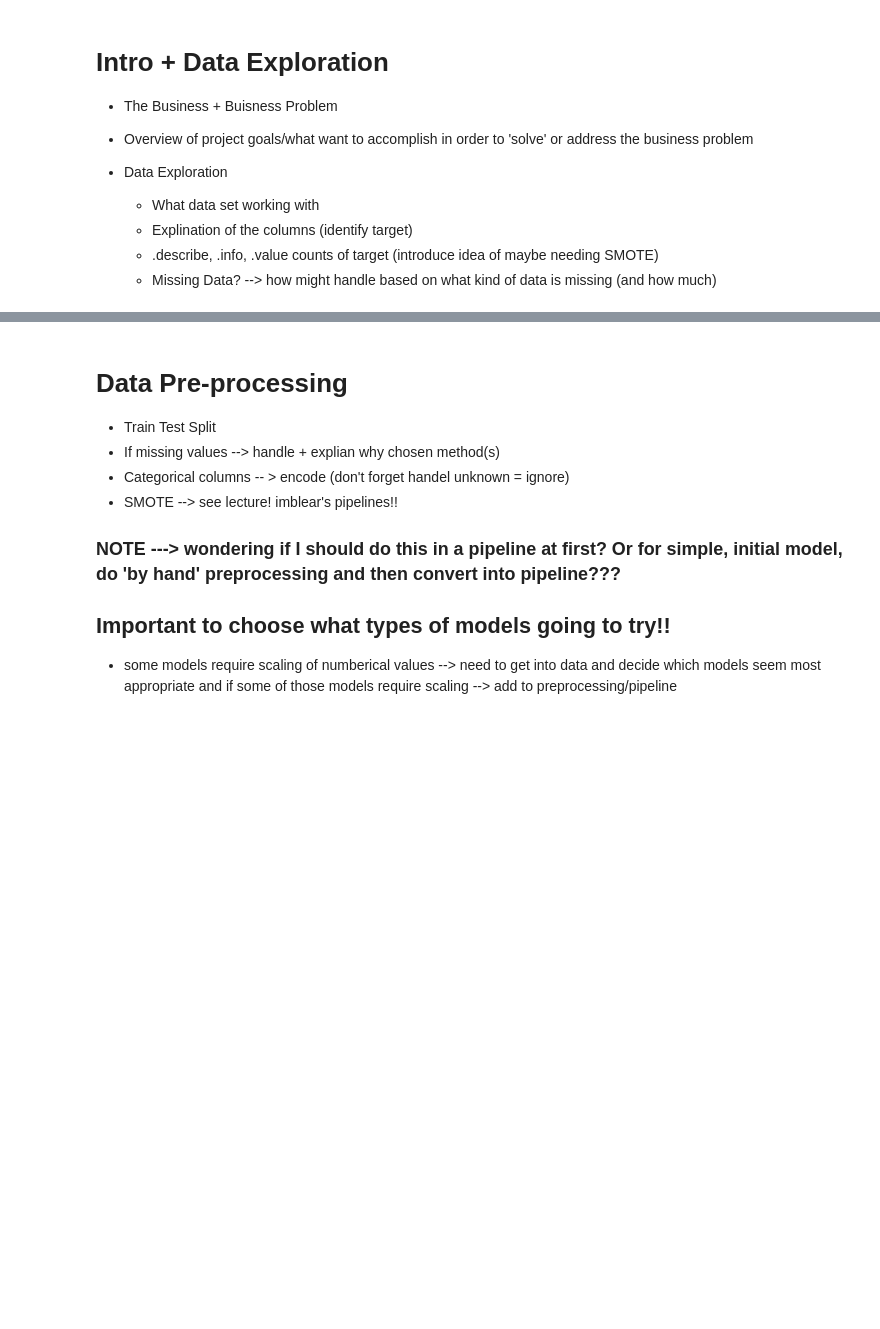
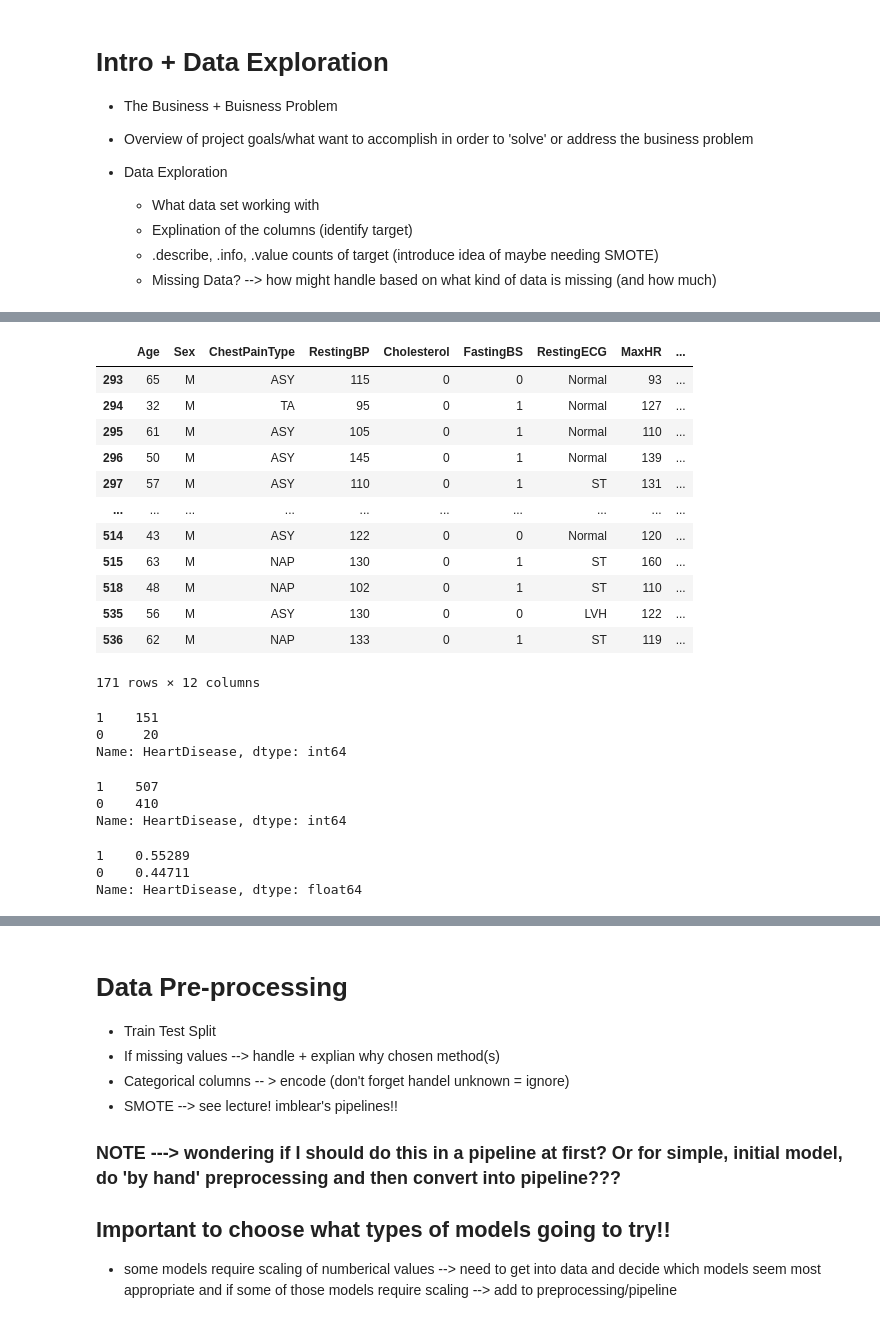
Before and after one commit to Bella3s/heart-disease-classification, a Jupyter notebook: index.ipynb, the cells around one changed output, grey strips where cells are left out. Drawn from its saved outputs; the diff is of its cells as text; code cells hidden in the pictures; blank space fills up the shorter version.

```diff
--- a/index.ipynb
+++ b/index.ipynb
@@ -17,0 +152,34 @@ Phase 3 Project by Bella Scribner
+# %%
+data[data['Cholesterol'] == 0]
+# %% [output]
+|  | Age | Sex | ChestPainType | RestingBP | Cholesterol | FastingBS | RestingECG | MaxHR | ... |
+| 293 | 65 | M | ASY | 115 | 0 | 0 | Normal | 93 | ... |
+| 294 | 32 | M | TA | 95 | 0 | 1 | Normal | 127 | ... |
+| 295 | 61 | M | ASY | 105 | 0 | 1 | Normal | 110 | ... |
+| 296 | 50 | M | ASY | 145 | 0 | 1 | Normal | 139 | ... |
+| 297 | 57 | M | ASY | 110 | 0 | 1 | ST | 131 | ... |
+| ... | ... | ... | ... | ... | ... | ... | ... | ... | ... |
+| 514 | 43 | M | ASY | 122 | 0 | 0 | Normal | 120 | ... |
+| 515 | 63 | M | NAP | 130 | 0 | 1 | ST | 160 | ... |
+| 518 | 48 | M | NAP | 102 | 0 | 1 | ST | 110 | ... |
+| 535 | 56 | M | ASY | 130 | 0 | 0 | LVH | 122 | ... |
+| 536 | 62 | M | NAP | 133 | 0 | 1 | ST | 119 | ... |
+171 rows × 12 columns
+# %%
+data[data['Cholesterol'] == 0]['HeartDisease'].value_counts()
+# %% [output]
+1    151
+0     20
+Name: HeartDisease, dtype: int64
+# %%
+data['HeartDisease'].value_counts()
+# %% [output]
+1    507
+0    410
+Name: HeartDisease, dtype: int64
+# %%
+data['HeartDisease'].value_counts(normalize=True)
+# %% [output]
+1    0.55289
+0    0.44711
+Name: HeartDisease, dtype: float64
```
Also changed, not shown: parts of 30 cells of this notebook.
